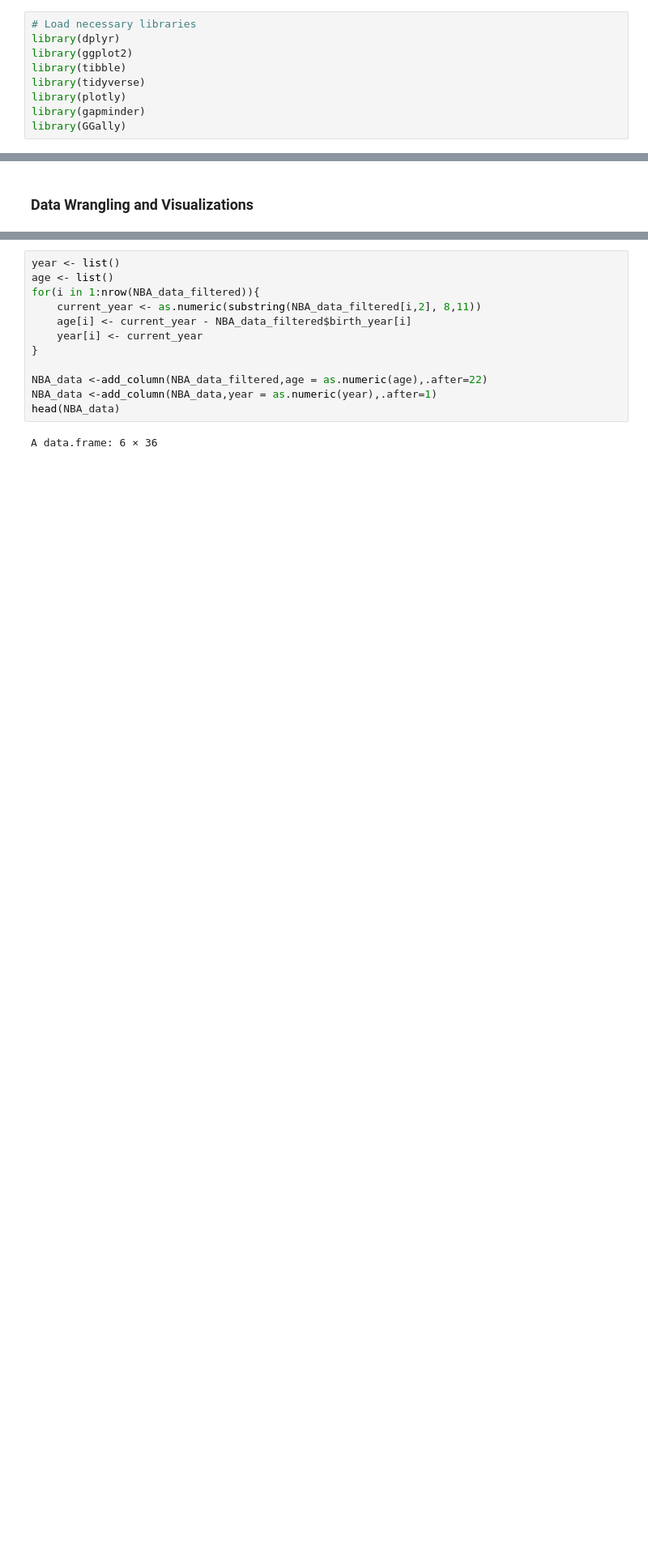
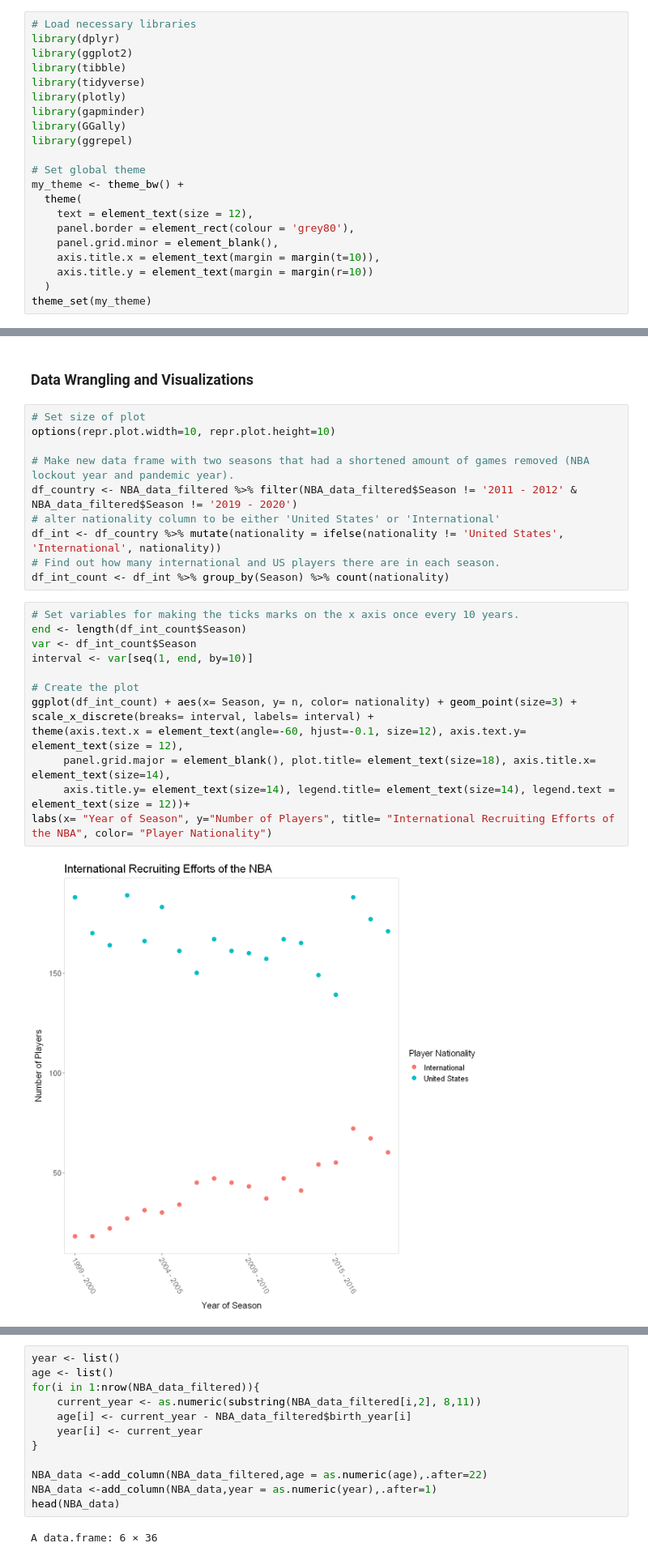
Before and after one commit to ubco-mds-2020-labs/data-550-project2-group-13-connor-and-graham, a Jupyter notebook: connor_draft.ipynb, the cells around one changed output, grey strips where cells are left out. Shown at 81% size. Saved outputs shown, nothing was run; the diff lists cells and outputs as text; blank space fills up the shorter version.

Commit message:
completed Connor visualizations

```diff
--- a/connor_draft.ipynb
+++ b/connor_draft.ipynb
@@ -82,5 +82,17 @@ library(tidyverse)
 library(plotly)
 library(gapminder)
 library(GGally)
+library(ggrepel)
+
+# Set global theme
+my_theme <- theme_bw() +
+  theme(
+    text = element_text(size = 12),
+    panel.border = element_rect(colour = 'grey80'),
+    panel.grid.minor = element_blank(),
+    axis.title.x = element_text(margin = margin(t=10)),
+    axis.title.y = element_text(margin = margin(r=10))
+  )
+theme_set(my_theme)
 # %% [output]
 Warning message:
@@ -230,3 +247,28 @@ The correlation plot above gives us a many potential relationships that we can e
 ## Add this as a question not answered in this analysis (would need data before and after steph curry was named MVP, or data stating when stephen curry became popular).
 # %% [markdown]
 ### Data Wrangling and Visualizations
+# %%
+# Set size of plot
+options(repr.plot.width=10, repr.plot.height=10)
+
+# Make new data frame with two seasons that had a shortened amount of games removed (NBA lockout year and pandemic year).
+df_country <- NBA_data_filtered %>% filter(NBA_data_filtered$Season != '2011 - 2012' & NBA_data_filtered$Season != '2019 - 2020')
+# alter nationality column to be either 'United States' or 'International'
+df_int <- df_country %>% mutate(nationality = ifelse(nationality != 'United States', 'International', nationality))
+# Find out how many international and US players there are in each season.
+df_int_count <- df_int %>% group_by(Season) %>% count(nationality)
+# %%
+# Set variables for making the ticks marks on the x axis once every 10 years.
+end <- length(df_int_count$Season)
+var <- df_int_count$Season
+interval <- var[seq(1, end, by=10)]
+
+# Create the plot
+ggplot(df_int_count) + aes(x= Season, y= n, color= nationality) + geom_point(size=3) +
+scale_x_discrete(breaks= interval, labels= interval) +
+theme(axis.text.x = element_text(angle=-60, hjust=-0.1, size=12), axis.text.y= element_text(size = 12),
+     panel.grid.major = element_blank(), plot.title= element_text(size=18), axis.title.x= element_text(size=14),
+     axis.title.y= element_text(size=14), legend.title= element_text(size=14), legend.text = element_text(size = 12))+
+labs(x= "Year of Season", y="Number of Players", title= "International Recruiting Efforts of the NBA", color= "Player Nationality")
+# %% [output]
+[figure, added]
```
Also changed, not shown: parts of 5 cells of this notebook.
